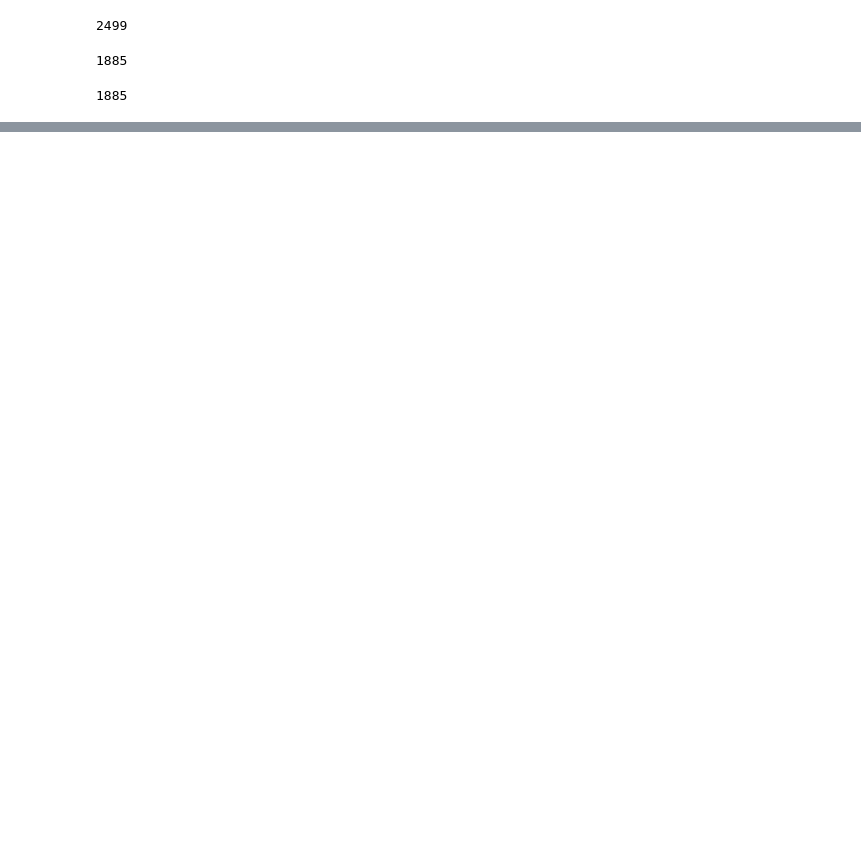
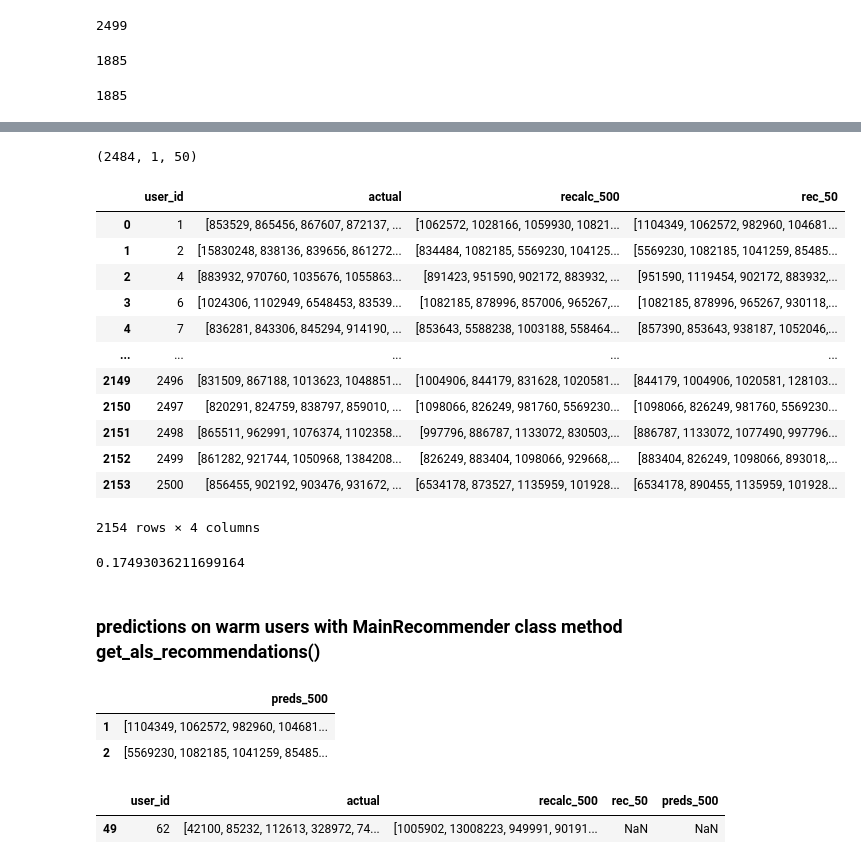
Before and after one commit to aldalinde/ReSys, a Jupyter notebook: final_project/rs_project.ipynb, the cells around one changed output, grey strips where cells are left out. Cells and saved outputs as stored; diff of their text form; code cells hidden in the pictures; blank space fills up the shorter version.

```diff
--- a/final_project/rs_project.ipynb
+++ b/final_project/rs_project.ipynb
@@ -116,0 +237,3 @@ user_factors = als_model.user_factors
+# %%
+result_lvl_1['recalc_500'] = result_lvl_1['user_id'].apply(lambda x: get_als_recommends(prefiltered_train_lvl_1,
+                                                                                     x, data_val_lvl_1, my_als_model, N=500))
@@ -137,0 +275,28 @@ df_als_predictions = als_model.recommendations_matrix
+# %%
+df_best500 = []
+for x in df_als_predictions.index:
+    df_best500.append([(df_als_predictions.loc[x].sort_values(ascending=False).index.values[:50])])
+# %%
+np.shape(df_best500)
+# %% [output]
+(2484, 1, 50)
+# %%
+df_best50 = pd.DataFrame(df_best500, index=df_als_predictions.index, columns=['rec_50'])
+# %%
+r = result_lvl_1.join(df_best50, on=['user_id'], how='left')
+# %%
+r
+# %% [output]
+|  | user_id | actual | recalc_500 | rec_50 |
+| 0 | 1 | [853529, 865456, 867607, 872137, ... | [1062572, 1028166, 1059930, 10821... | [1104349, 1062572, 982960, 104681... |
+| 1 | 2 | [15830248, 838136, 839656, 861272... | [834484, 1082185, 5569230, 104125... | [5569230, 1082185, 1041259, 85485... |
+| 2 | 4 | [883932, 970760, 1035676, 1055863... | [891423, 951590, 902172, 883932, ... | [951590, 1119454, 902172, 883932,... |
+| 3 | 6 | [1024306, 1102949, 6548453, 83539... | [1082185, 878996, 857006, 965267,... | [1082185, 878996, 965267, 930118,... |
+| 4 | 7 | [836281, 843306, 845294, 914190, ... | [853643, 5588238, 1003188, 558464... | [857390, 853643, 938187, 1052046,... |
+| ... | ... | ... | ... | ... |
+| 2149 | 2496 | [831509, 867188, 1013623, 1048851... | [1004906, 844179, 831628, 1020581... | [844179, 1004906, 1020581, 128103... |
+| 2150 | 2497 | [820291, 824759, 838797, 859010, ... | [1098066, 826249, 981760, 5569230... | [1098066, 826249, 981760, 5569230... |
+| 2151 | 2498 | [865511, 962991, 1076374, 1102358... | [997796, 886787, 1133072, 830503,... | [886787, 1133072, 1077490, 997796... |
+| 2152 | 2499 | [861282, 921744, 1050968, 1384208... | [826249, 883404, 1098066, 929668,... | [883404, 826249, 1098066, 893018,... |
+| 2153 | 2500 | [856455, 902192, 903476, 931672, ... | [6534178, 873527, 1135959, 101928... | [6534178, 890455, 1135959, 101928... |
+2154 rows × 4 columns
@@ -137,0 +310,6 @@ df_als_predictions = als_model.recommendations_matrix
+# %%
+np.mean(pres_users)
+# %% [output]
+0.17493036211699164
+# %% [markdown]
+### predictions on warm users with MainRecommender class method get_als_recommendations()
@@ -137,0 +323,6 @@ df_als_predictions = als_model.recommendations_matrix
+# %%
+preds_500.head(2)
+# %% [output]
+|  | preds_500 |
+| 1 | [1104349, 1062572, 982960, 104681... |
+| 2 | [5569230, 1082185, 1041259, 85485... |
@@ -137,0 +331,5 @@ df_als_predictions = als_model.recommendations_matrix
+# %%
+r.loc[r['user_id']==62,:]
+# %% [output]
+|  | user_id | actual | recalc_500 | rec_50 | preds_500 |
+| 49 | 62 | [42100, 85232, 112613, 328972, 74... | [1005902, 13008223, 949991, 90191... | NaN | NaN |
```
Also changed, not shown: parts of 98 cells of this notebook.
